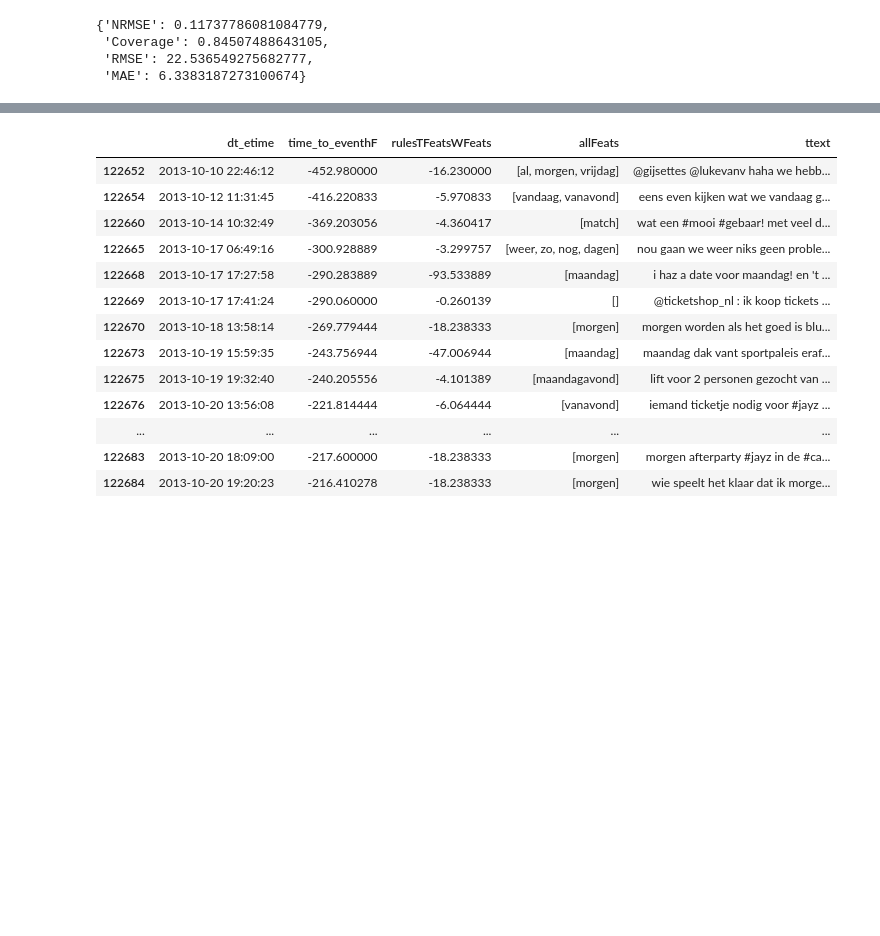
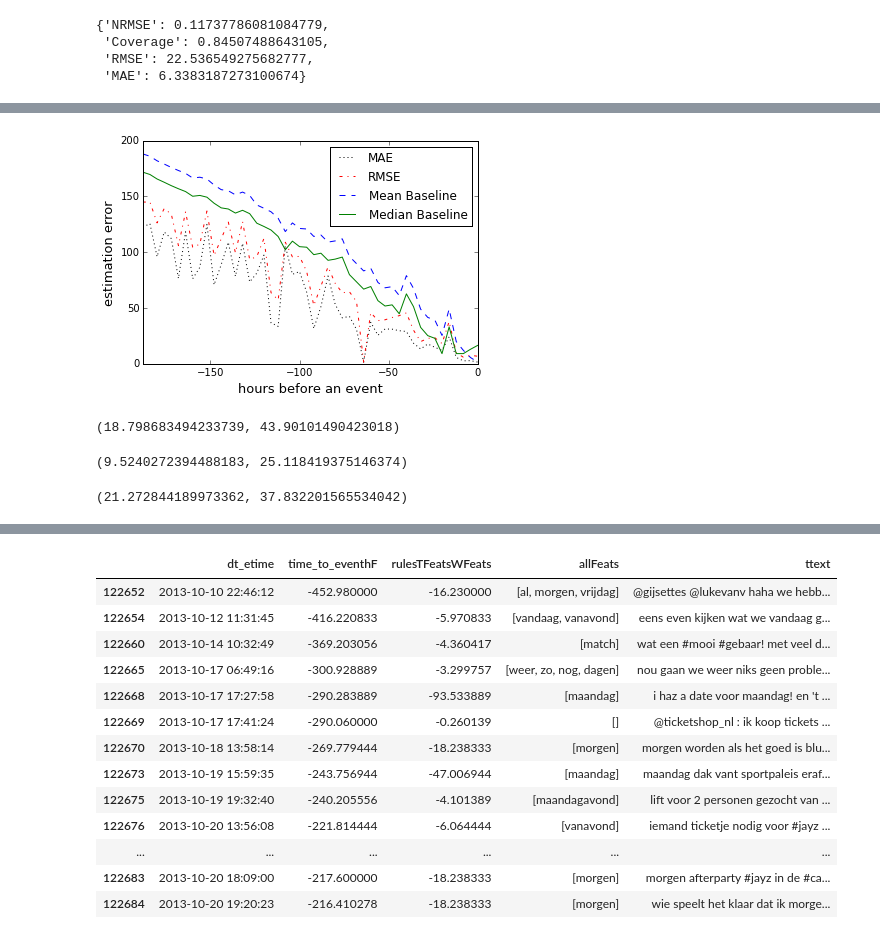
Before and after one commit to ahurriyetoglu/tte_estimation, a Jupyter notebook: WordTimeSeries.ipynb, the cells around one changed output, grey strips where cells are left out. Saved outputs shown, nothing was run; the diff lists cells and outputs as text; code cells hidden in the pictures; blank space fills up the shorter version.

```diff
--- a/WordTimeSeries.ipynb
+++ b/WordTimeSeries.ipynb
@@ -3714,0 +3827,5 @@ fmc_resultsDict["Combination"]
+# %%
+myfig, myDF = getErrorPerTTEFig(allLOOResultDFT_MC.time_to_event, allLOOResultDFT_MC.time_to_eventhF, allLOOResultDFT_MC.priorityALLEst,\
+                                medBaseHistFMcDF.histMed_medianBase, meaBaseHistFMcDF.histMed_meanBase, gather_period=4)
+# %% [output]
+[figure, added]
@@ -3714,0 +3836,12 @@ fmc_resultsDict["Combination"]
+# %%
+getMAE(allLOOResultDFT_MC.time_to_eventhF, allLOOResultDFT_MC.priorityALLEst), getRMSE(allLOOResultDFT_MC.time_to_eventhF, allLOOResultDFT_MC.priorityALLEst)
+# %% [output]
+(18.798683494233739, 43.90101490423018)
+# %%
+getMAE(allLOOResultDFT_MC.time_to_eventhF, allLOOResultDFT_MC.histMed_rulesMeaSerie), getRMSE(allLOOResultDFT_MC.time_to_eventhF, allLOOResultDFT_MC.histMed_rulesMeaSerie)
+# %% [output]
+(9.5240272394488183, 25.118419375146374)
+# %%
+getMAE(allLOOResultDFT_MC.time_to_eventhF, allLOOResultDFT_MC.histMed_medMedEstim), getRMSE(allLOOResultDFT_MC.time_to_eventhF, allLOOResultDFT_MC.histMed_medMedEstim)
+# %% [output]
+(21.272844189973362, 37.832201565534042)
```
Also changed, not shown: parts of 17 cells of this notebook.
